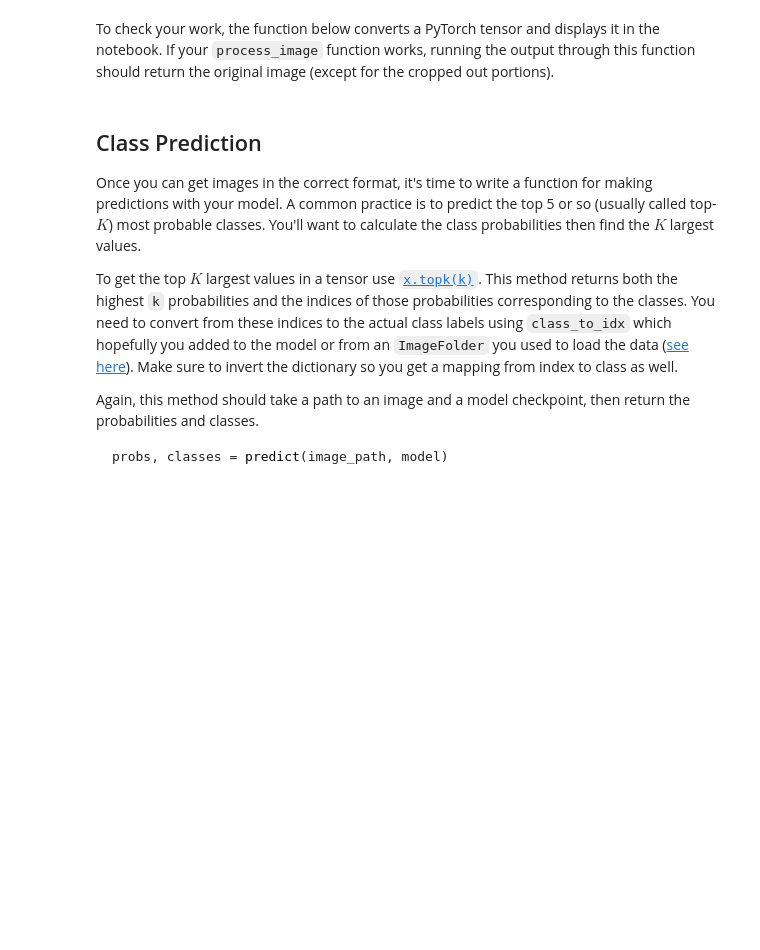
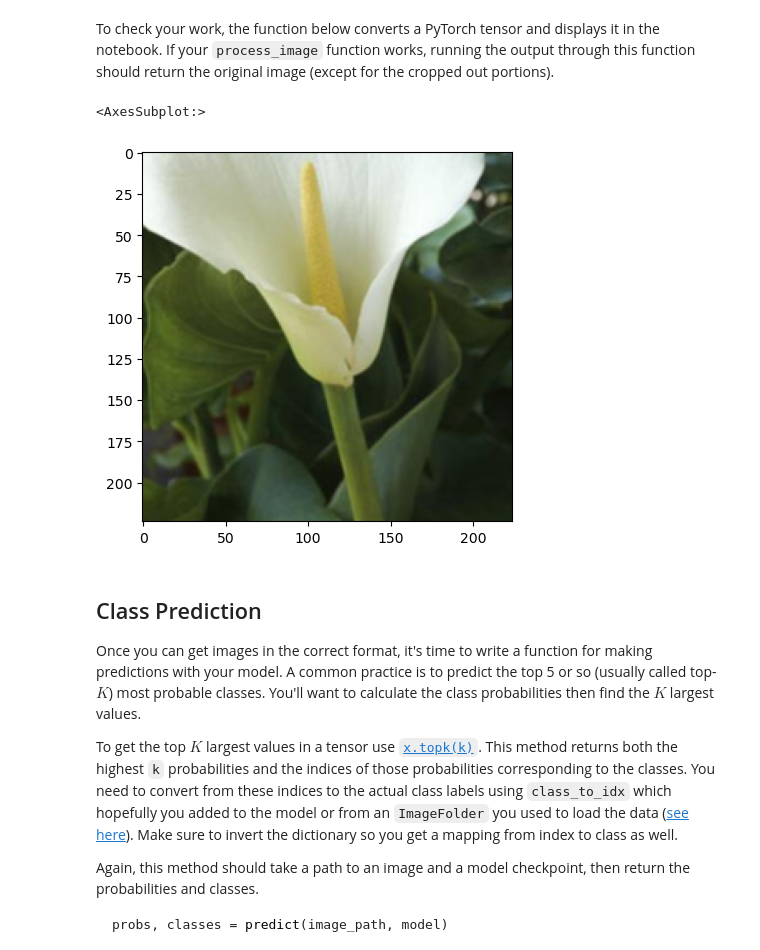
Before and after one commit to brian87/aipnd-project, a Jupyter notebook: Image Classifier Project.ipynb, the cells around one changed output. Drawn from its saved outputs; the diff is of its cells as text; code cells hidden in the pictures; blank space fills up the shorter version.

```diff
--- a/Image Classifier Project.ipynb
+++ b/Image Classifier Project.ipynb
@@ -132,3 +290,20 @@ At this point it's good to write a function that can load a checkpoint and rebui
+# %%
+# TODO: Write a function that loads a checkpoint and rebuilds the model
+
+def loading_the_checkpoint(path='checkpoint.pth'):
+    #load the saved file
+    checkpoint = torch.load(path)
+    #download pretrained model
+    model=create_model()
+    #to freeze parameters
+    for param in model.parameters():
+        param.requires_grad = False
+    #load from checkpoint
+    model.class_to_idx = checkpoint['class_to_idx']
+    model.load_state_dict(checkpoint['state_dict'])
+    return model
+
+model=loading_the_checkpoint()
 # %% [markdown]
 # Inference for classification
 
@@ -165,26 +333,52 @@ def process_image(image):
+# %%
+def process_image(image):
+    ''' Scales, crops, and normalizes a PIL image for a PyTorch model,
+        returns an Numpy array
+    '''
+    img_loader = transforms.Compose([
+        transforms.Resize(256),
+        transforms.CenterCrop(224),
+        transforms.ToTensor()])
+
+    pil_image = Image.open(image)
+    pil_image = img_loader(pil_image).float()
+
+    np_image = np.array(pil_image)
+
+    mean = np.array([0.485, 0.456, 0.406])
+    std = np.array([0.229, 0.224, 0.225])
+    np_image = (np.transpose(np_image, (1, 2, 0)) - mean)/std
+    np_image = np.transpose(np_image, (2, 0, 1))
+
+    return np_image
 # %% [markdown]
 To check your work, the function below converts a PyTorch tensor and displays it in the notebook. If your `process_image` function works, running the output through this function should return the original image (except for the cropped out portions).
 # %%
 def imshow(image, ax=None, title=None):
     """Imshow for Tensor."""
     if ax is None:
         fig, ax = plt.subplots()
 
     # PyTorch tensors assume the color channel is the first dimension
     # but matplotlib assumes is the third dimension
-    image = image.numpy().transpose((1, 2, 0))
+    image = image.transpose((1, 2, 0))
 
     # Undo preprocessing
     mean = np.array([0.485, 0.456, 0.406])
     std = np.array([0.229, 0.224, 0.225])
     image = std * image + mean
 
     # Image needs to be clipped between 0 and 1 or it looks like noise when displayed
     image = np.clip(image, 0, 1)
 
     ax.imshow(image)
 
     return ax
+
+imshow(process_image("flowers/test/20/image_04910.jpg"))
+# %% [output]
+<AxesSubplot:>
+[figure, added]
 # %% [markdown]
 ## Class Prediction
 
```
Also changed, not shown: parts of 15 cells of this notebook.
